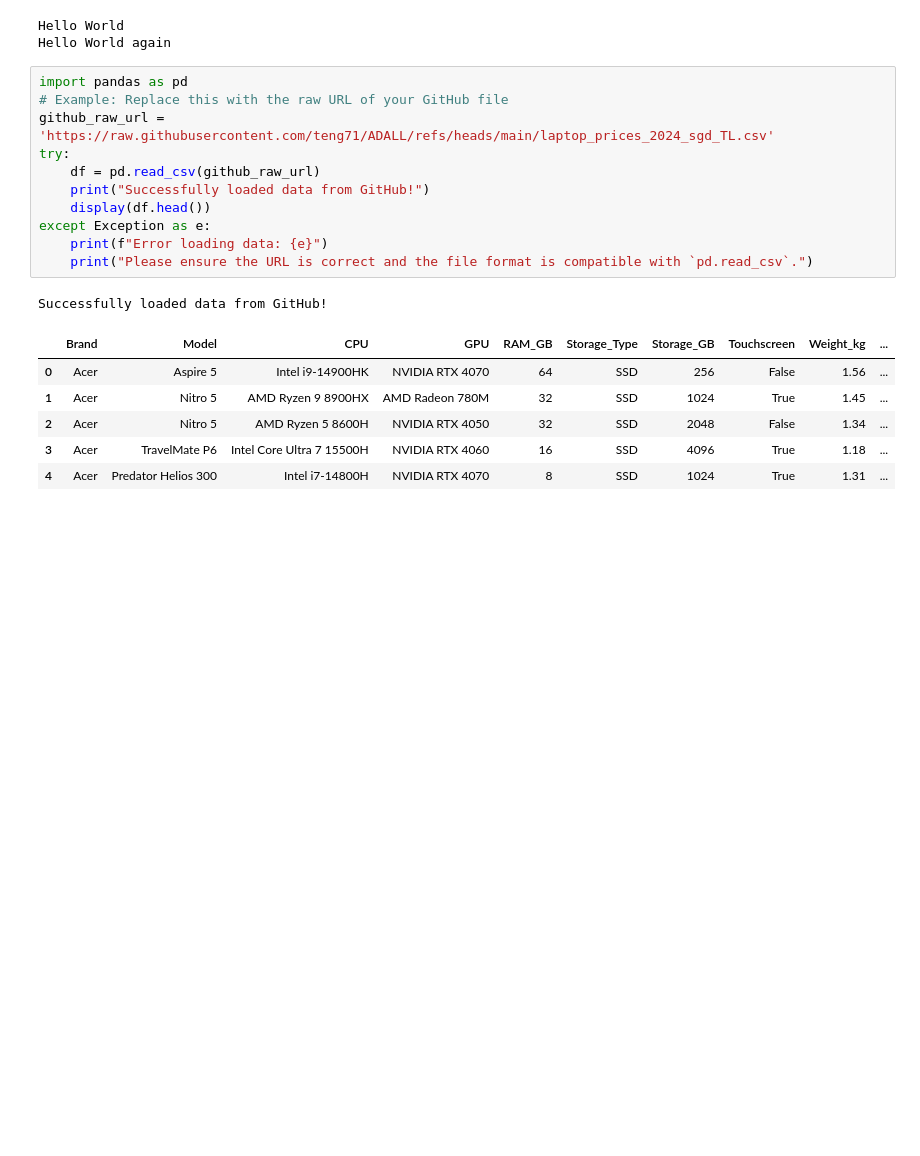
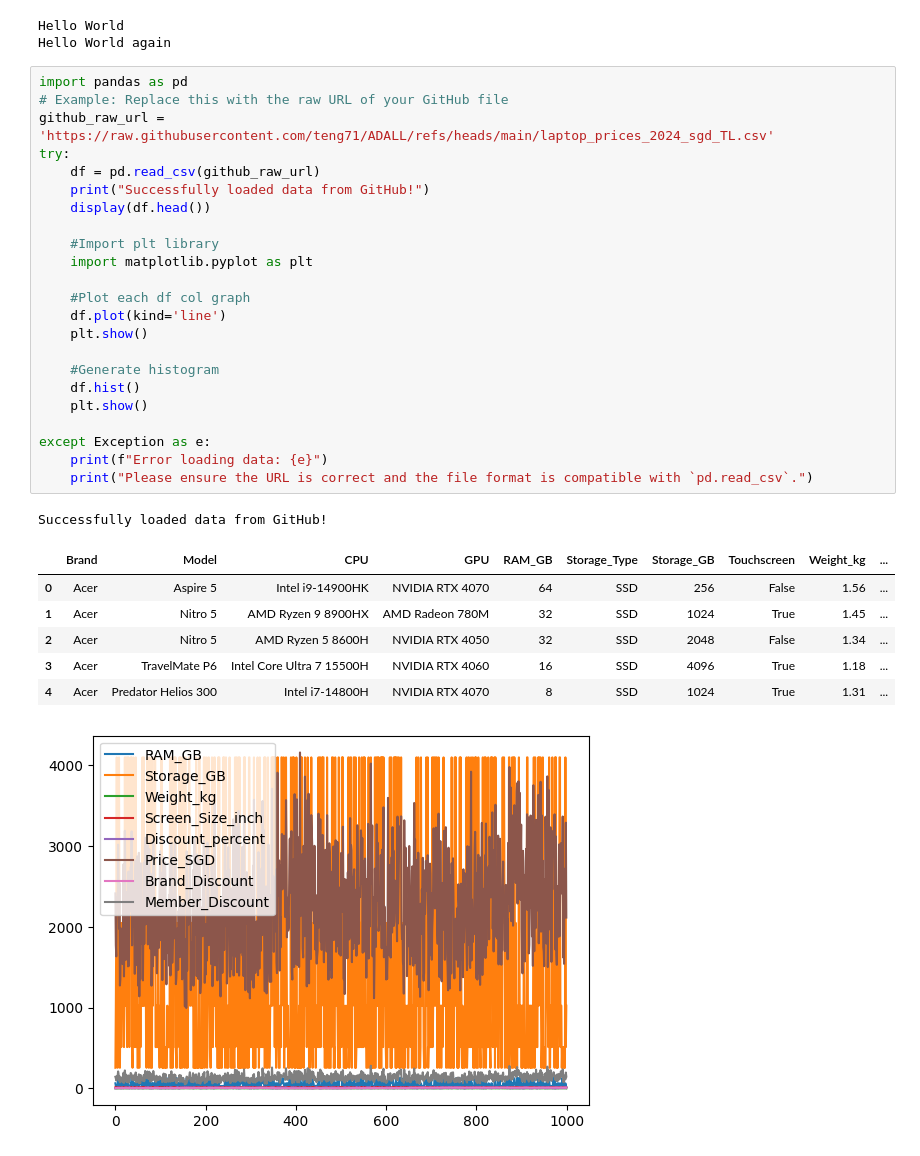
Before and after one commit to teng71/ADALL, a Jupyter notebook: Hello World.ipynb, the cells around one changed output. Cells and saved outputs as stored; diff of their text form; blank space fills up the shorter version.

Commit message:
Create col graph and histogram

```diff
--- a/Hello World.ipynb
+++ b/Hello World.ipynb
@@ -9,19 +9,32 @@ Hello World again
 # %%
 import pandas as pd
 # Example: Replace this with the raw URL of your GitHub file
 github_raw_url = 'https://raw.githubusercontent.com/teng71/ADALL/refs/heads/main/laptop_prices_2024_sgd_TL.csv'
 try:
     df = pd.read_csv(github_raw_url)
     print("Successfully loaded data from GitHub!")
     display(df.head())
+
+    #Import plt library
+    import matplotlib.pyplot as plt
+
+    #Plot each df col graph
+    df.plot(kind='line')
+    plt.show()
+
+    #Generate histogram
+    df.hist()
+    plt.show()
+
 except Exception as e:
     print(f"Error loading data: {e}")
     print("Please ensure the URL is correct and the file format is compatible with `pd.read_csv`.")
 # %% [output]
 Successfully loaded data from GitHub!
 |  | Brand | Model | CPU | GPU | RAM_GB | Storage_Type | Storage_GB | Touchscreen | Weight_kg | ... |
 | 0 | Acer | Aspire 5 | Intel i9-14900HK | NVIDIA RTX 4070 | 64 | SSD | 256 | False | 1.56 | ... |
 | 1 | Acer | Nitro 5 | AMD Ryzen 9 8900HX | AMD Radeon 780M | 32 | SSD | 1024 | True | 1.45 | ... |
 | 2 | Acer | Nitro 5 | AMD Ryzen 5 8600H | NVIDIA RTX 4050 | 32 | SSD | 2048 | False | 1.34 | ... |
 | 3 | Acer | TravelMate P6 | Intel Core Ultra 7 15500H | NVIDIA RTX 4060 | 16 | SSD | 4096 | True | 1.18 | ... |
 | 4 | Acer | Predator Helios 300 | Intel i7-14800H | NVIDIA RTX 4070 | 8 | SSD | 1024 | True | 1.31 | ... |
+[figure, added]
```
Also changed, not shown: parts of 1 cell of this notebook.
